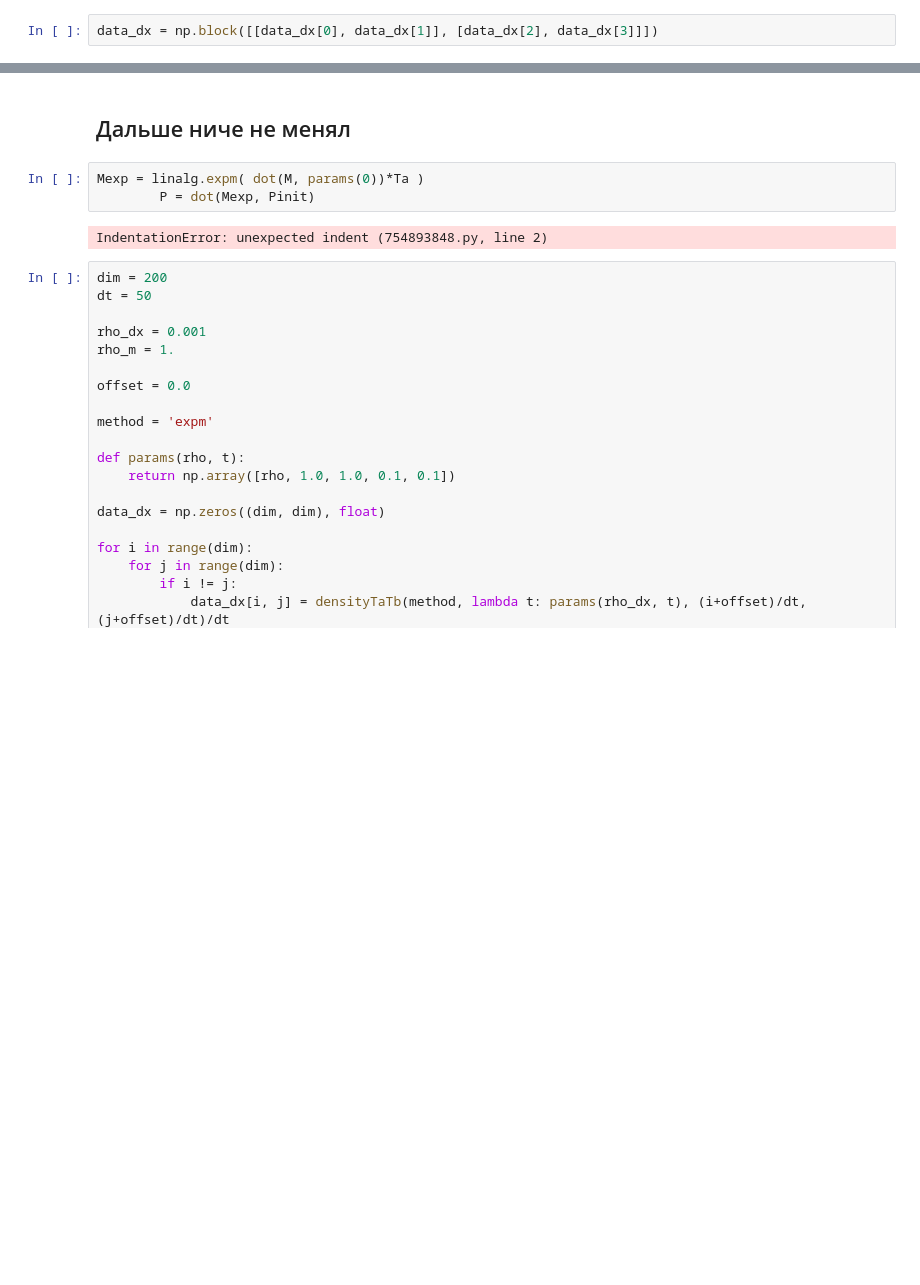
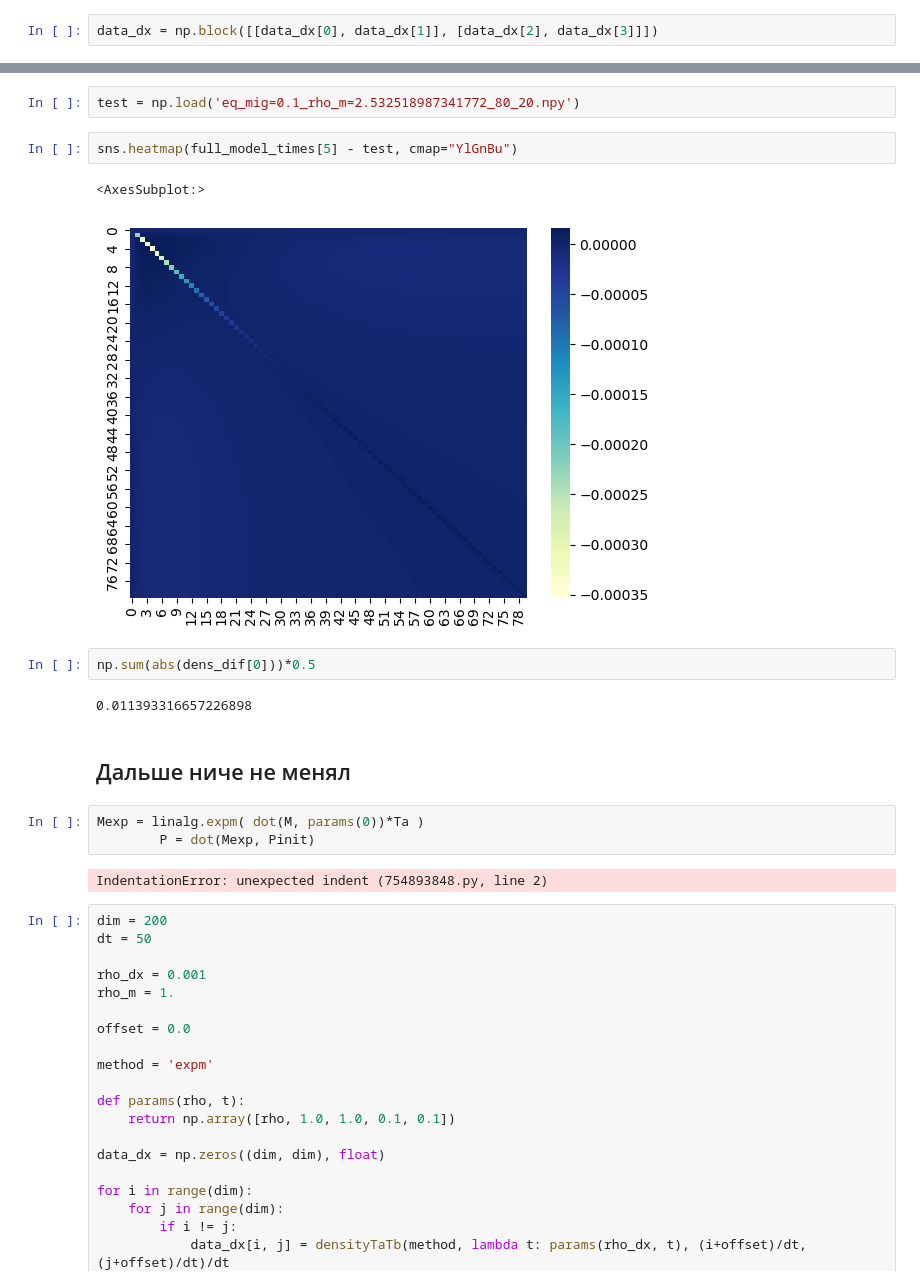
Before and after one commit to TesMichelle/Structed_SMC_thoughts, a Jupyter notebook: sSMC_misha_edit.ipynb, the cells around one changed output, grey strips where cells are left out. Saved outputs shown, nothing was run; the diff lists cells and outputs as text; blank space fills up the shorter version.

```diff
--- a/sSMC_misha_edit.ipynb
+++ b/sSMC_misha_edit.ipynb
@@ -473,3 +459,14 @@ sns.heatmap(joint_smc[81:160, 81:160], cmap="YlGnBu", vmax=0.0001)
+# %%
+test = np.load('eq_mig=0.1_rho_m=2.532518987341772_80_20.npy')
+# %%
+sns.heatmap(full_model_times[5] - test, cmap="YlGnBu")
+# %% [output]
+<AxesSubplot:>
+[figure, added]
+# %%
+np.sum(abs(dens_dif[0]))*0.5
+# %% [output]
+0.011393316657226898
 # %% [markdown]
 ## Дальше ниче не менял
 # %%
```
Also changed, not shown: parts of 19 cells of this notebook, 3 other files.
